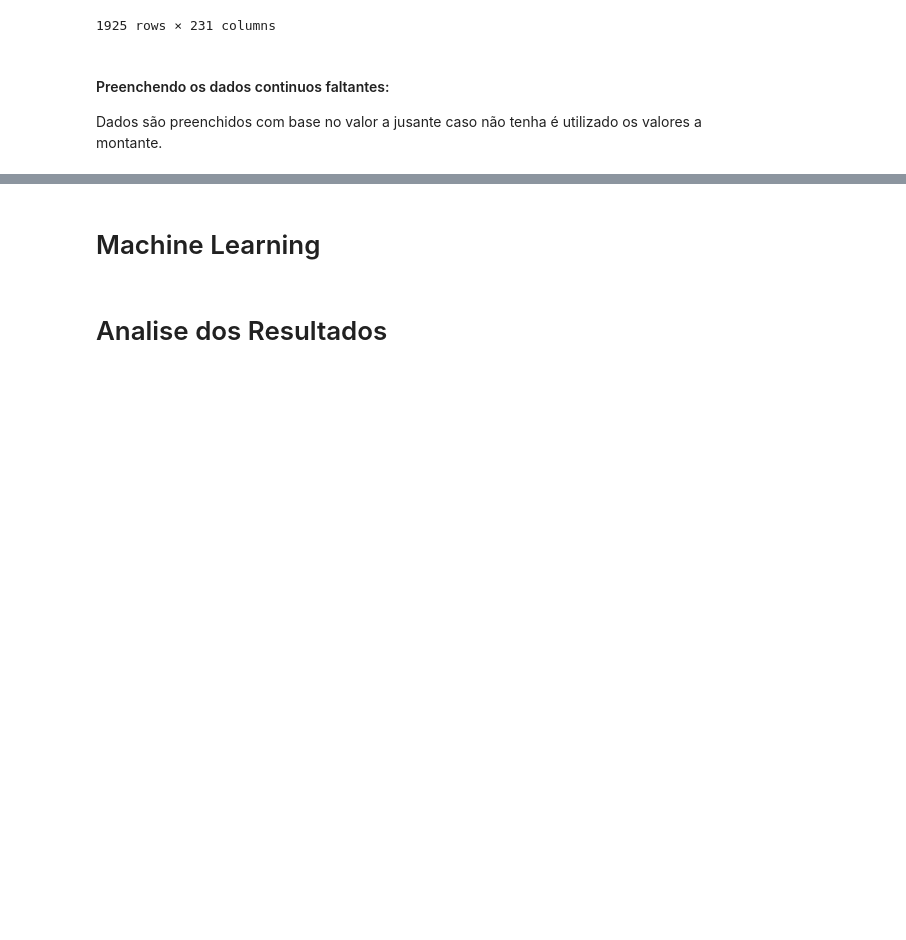
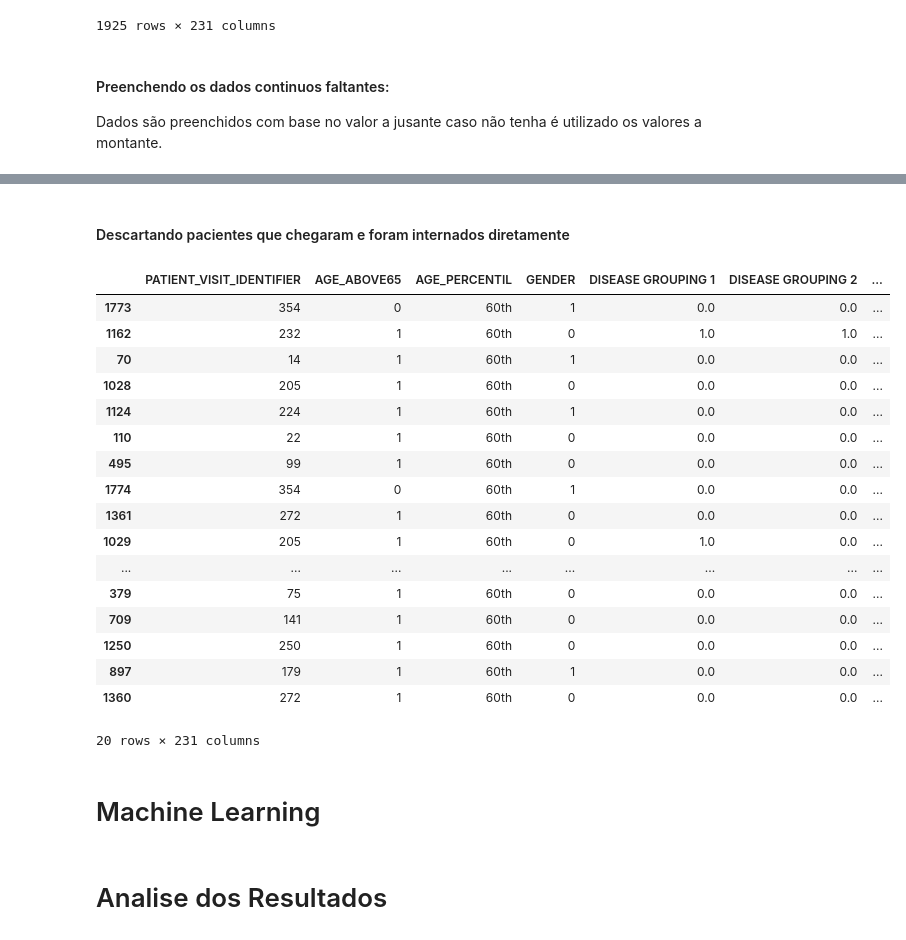
Before and after one commit to Igor-Arantes/Previsao-Internacao-Covid, a Jupyter notebook: Previsão_Internação_COVID.ipynb, the cells around one changed output, grey strips where cells are left out. Saved outputs shown, nothing was run; the diff lists cells and outputs as text; code cells hidden in the pictures; blank space fills up the shorter version.

Commit message:
Dados Limpos, identificado possivel coluna a ser retidara/modificada( Age_percentil)

```diff
--- a/Previsão_Internação_COVID.ipynb
+++ b/Previsão_Internação_COVID.ipynb
@@ -100,5 +100,5 @@ continuous_data.sample(5)
 #### Preenchendo os dados continuos faltantes:
 Dados são preenchidos com base no valor a jusante caso não tenha é utilizado os valores a montante.
 # %%
-continuous_data.fillna(method='bfill', inplace=True)
-continuous_data.fillna(method='ffill', inplace=True)
+continuous_data = continuous_data.fillna(method='bfill')
+continuous_data = continuous_data.fillna(method='ffill')
@@ -110,0 +107,3 @@ See the caveats in the documentation: https://pandas.pydata.org/pandas-docs/stab
+# %%
+treated_data = pd.concat([categorical_data, continuous_data, results], ignore_index=True,axis=1)
+treated_data.columns = data_columns = raw_data.columns
@@ -110,0 +123,2 @@ See the caveats in the documentation: https://pandas.pydata.org/pandas-docs/stab
+# %% [markdown]
+#### Descartando pacientes que chegaram e foram internados diretamente
@@ -111,3 +127,26 @@ See the caveats in the documentation: https://pandas.pydata.org/pandas-docs/stab
+# %%
+treated_data = treated_data.query("PATIENT_VISIT_IDENTIFIER not in @remove_lines")
+# %%
+treated_data[treated_data['AGE_PERCENTIL'] == '60th'].sample(20)
+# %% [output]
+|  | PATIENT_VISIT_IDENTIFIER | AGE_ABOVE65 | AGE_PERCENTIL | GENDER | DISEASE GROUPING 1 | DISEASE GROUPING 2 | ... |
+| 1773 | 354 | 0 | 60th | 1 | 0.0 | 0.0 | ... |
+| 1162 | 232 | 1 | 60th | 0 | 1.0 | 1.0 | ... |
+| 70 | 14 | 1 | 60th | 1 | 0.0 | 0.0 | ... |
+| 1028 | 205 | 1 | 60th | 0 | 0.0 | 0.0 | ... |
+| 1124 | 224 | 1 | 60th | 1 | 0.0 | 0.0 | ... |
+| 110 | 22 | 1 | 60th | 0 | 0.0 | 0.0 | ... |
+| 495 | 99 | 1 | 60th | 0 | 0.0 | 0.0 | ... |
+| 1774 | 354 | 0 | 60th | 1 | 0.0 | 0.0 | ... |
+| 1361 | 272 | 1 | 60th | 0 | 0.0 | 0.0 | ... |
+| 1029 | 205 | 1 | 60th | 0 | 1.0 | 0.0 | ... |
+| ... | ... | ... | ... | ... | ... | ... | ... |
+| 379 | 75 | 1 | 60th | 0 | 0.0 | 0.0 | ... |
+| 709 | 141 | 1 | 60th | 0 | 0.0 | 0.0 | ... |
+| 1250 | 250 | 1 | 60th | 0 | 0.0 | 0.0 | ... |
+| 897 | 179 | 1 | 60th | 1 | 0.0 | 0.0 | ... |
+| 1360 | 272 | 1 | 60th | 0 | 0.0 | 0.0 | ... |
+20 rows × 231 columns
 # %% [markdown]
 # Machine Learning
 # %% [markdown]
```
Also changed, not shown: parts of 6 cells of this notebook.
